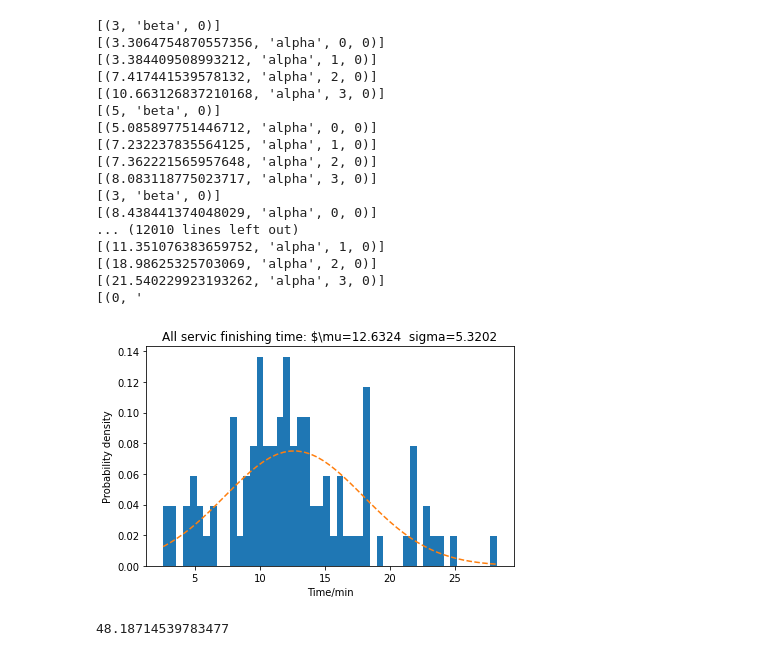
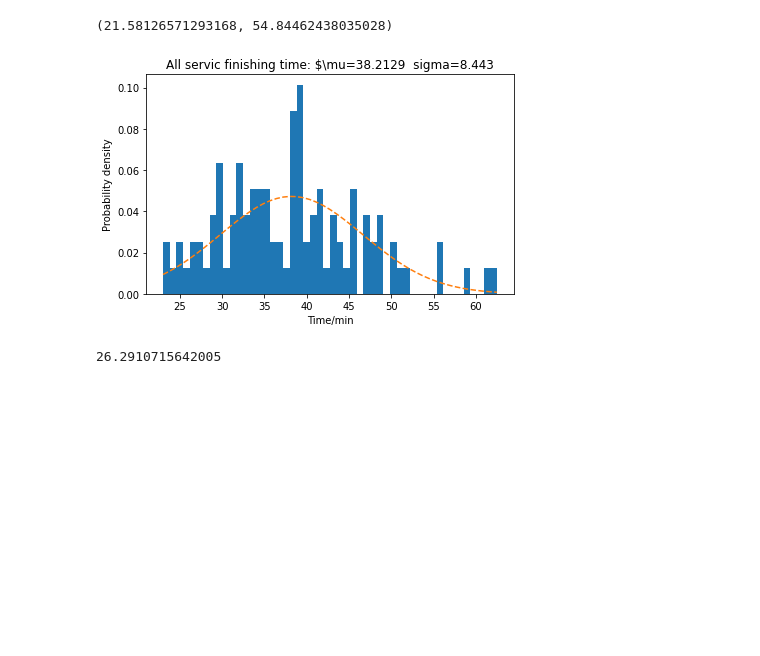
Before and after one commit to jiarui0000/summer_sem, a Jupyter notebook: Assignment_1.ipynb, the cells around one changed output. Cells and saved outputs as stored; diff of their text form; code cells hidden in the pictures; blank space fills up the shorter version.

```diff
--- a/Assignment_1.ipynb
+++ b/Assignment_1.ipynb
@@ -172,44 +150,0 @@ plt.show()
-# %%
-x0 = []
-for i in range(100):
-    for _ in range(100):
-        x1 = []
-        x1.append(simulation.run(n_customers=1))
-    x0.append(np.mean(x1))
-x = np.array(x0)
-print(conf_int_95(x))
-
-num_bins = 50
-mu, sigma = np.mean(x), np.std(x)
-fig, ax = plt.subplots()
-ax.set_title('All servic finishing time: $\mu='+str(round(mu, 4))+'  sigma='+str(round(sigma, 4)))
-ax.set_xlabel('Time/min')
-ax.set_ylabel('Probability density')
-
-n, bins, patches = ax.hist(x, num_bins, density=True)
-
-y = ((1 / (np.sqrt(2 * np.pi) * sigma)) *
-     np.exp(-0.5 * (1 / sigma * (bins - mu))**2))
-ax.plot(bins, y, '--')
-
-fig.tight_layout()
-plt.show()
-# %% [output]
-[(3, 'beta', 0)]
-[(3.3064754870557356, 'alpha', 0, 0)]
-[(3.384409508993212, 'alpha', 1, 0)]
-[(7.417441539578132, 'alpha', 2, 0)]
-[(10.663126837210168, 'alpha', 3, 0)]
-[(5, 'beta', 0)]
-[(5.085897751446712, 'alpha', 0, 0)]
-[(7.232237835564125, 'alpha', 1, 0)]
-[(7.362221565957648, 'alpha', 2, 0)]
-[(8.083118775023717, 'alpha', 3, 0)]
-[(3, 'beta', 0)]
-[(8.438441374048029, 'alpha', 0, 0)]
-... (12010 lines left out)
-[(11.351076383659752, 'alpha', 1, 0)]
-[(18.98625325703069, 'alpha', 2, 0)]
-[(21.540229923193262, 'alpha', 3, 0)]
-[(0, '
-[figure, removed]
@@ -240,4 +151,28 @@ class simulation1:
-# %%
-simulation1.run(n_customers=10)
-# %% [output]
-48.18714539783477
+# %%
+x0 = []
+for i in range(100):
+    for _ in range(100):
+        x1 = []
+        x1.append(simulation.run(n_customers=10))
+    x0.append(np.mean(x1))
+x = np.array(x0)
+print(conf_int_95(x))
+
+num_bins = 50
+mu, sigma = np.mean(x), np.std(x)
+fig, ax = plt.subplots()
+ax.set_title('All servic finishing time: $\mu='+str(round(mu, 4))+'  sigma='+str(round(sigma, 4)))
+ax.set_xlabel('Time/min')
+ax.set_ylabel('Probability density')
+
+n, bins, patches = ax.hist(x, num_bins, density=True)
+
+y = ((1 / (np.sqrt(2 * np.pi) * sigma)) *
+     np.exp(-0.5 * (1 / sigma * (bins - mu))**2))
+ax.plot(bins, y, '--')
+
+fig.tight_layout()
+plt.show()
+# %% [output]
+(21.58126571293168, 54.84462438035028)
+[figure, added]
@@ -243,0 +203,4 @@ simulation1.run(n_customers=10)
+# %%
+simulation1.run(n_customers=10)
+# %% [output]
+26.2910715642005
```
Also changed, not shown: parts of 10 cells of this notebook.
